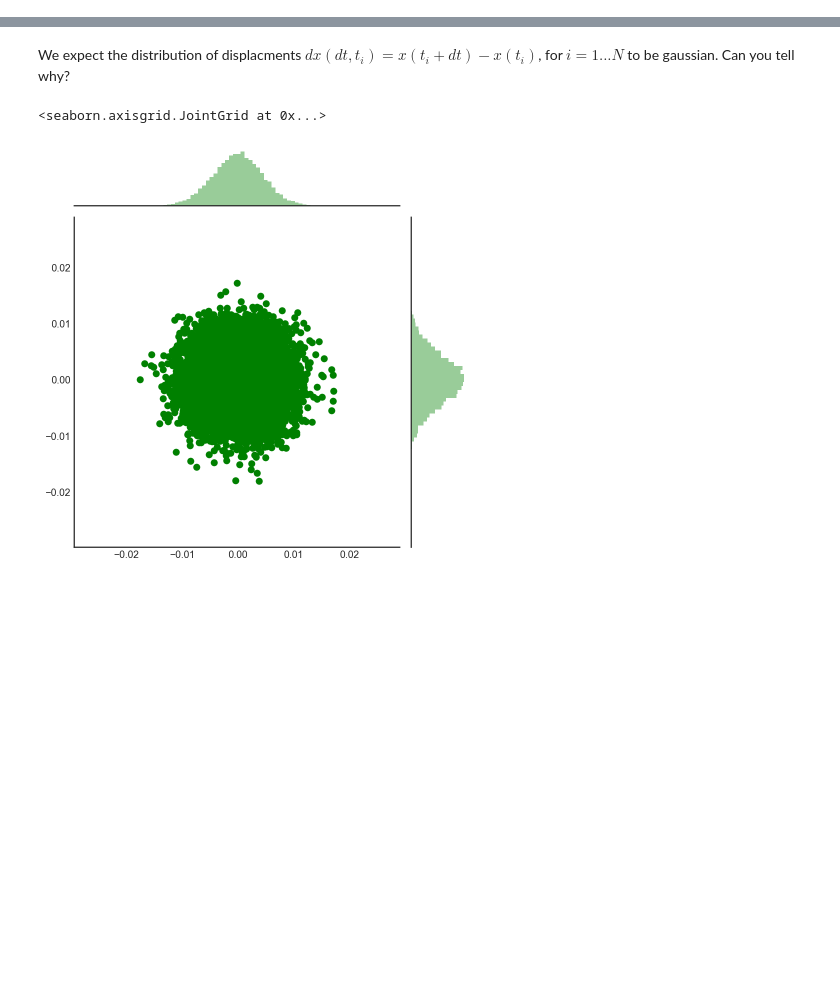
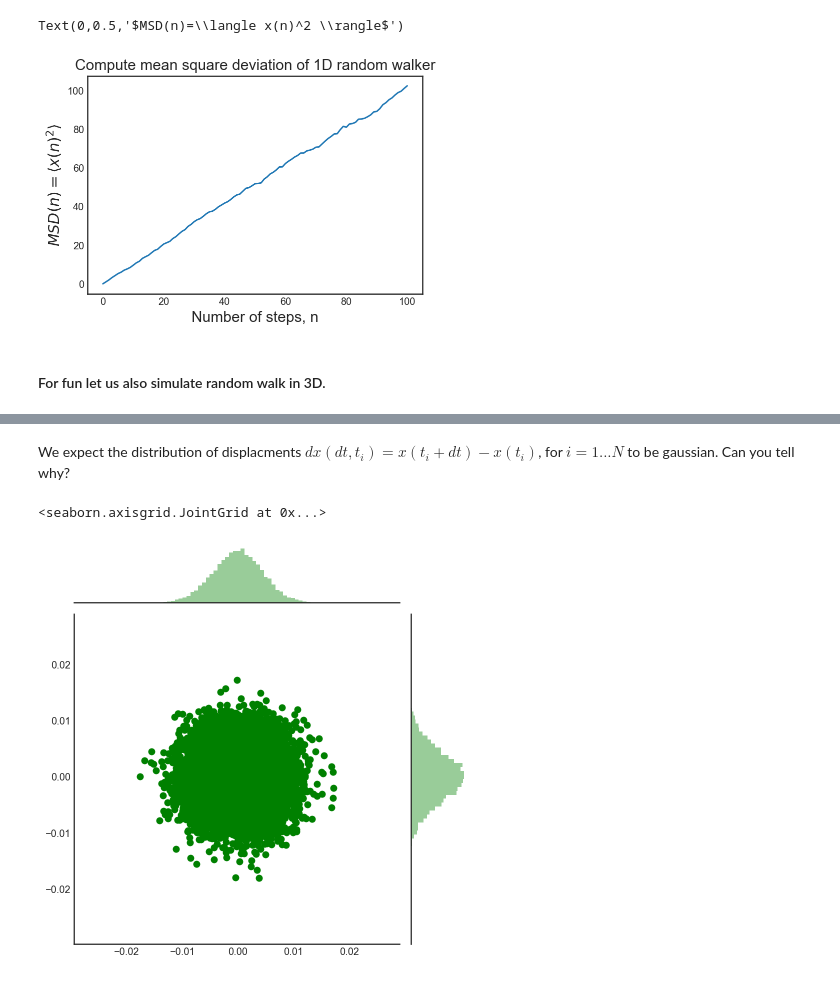
Before and after one commit to carlosal1015/Chem563, a Jupyter notebook: Chem563_randomVar.ipynb, the cells around one changed output, grey strips where cells are left out. Saved outputs shown, nothing was run; the diff lists cells and outputs as text; code cells hidden in the pictures; blank space fills up the shorter version.

```diff
--- a/Chem563_randomVar.ipynb
+++ b/Chem563_randomVar.ipynb
@@ -101,0 +173,12 @@ Wall time: 73.9 ms
+# %%
+# Determine the time evolution of the mean square distance.
+
+plt.plot(np.mean(rw**2,axis=0)) # why only rw**2 and not mean(rw-mean(rw))**2 ?
+plt.title('Compute mean square deviation of 1D random walker',fontsize=15)
+plt.xlabel('Number of steps, n',fontsize=15)
+plt.ylabel(r'$MSD(n)=\langle x(n)^2 \rangle$',fontsize=15)
+# %% [output]
+Text(0,0.5,'$MSD(n)=\\langle x(n)^2 \\rangle$')
+[figure, added]
+# %% [markdown]
+#### For fun let us also simulate random walk in 3D.
```
Also changed, not shown: parts of 87 cells of this notebook.
